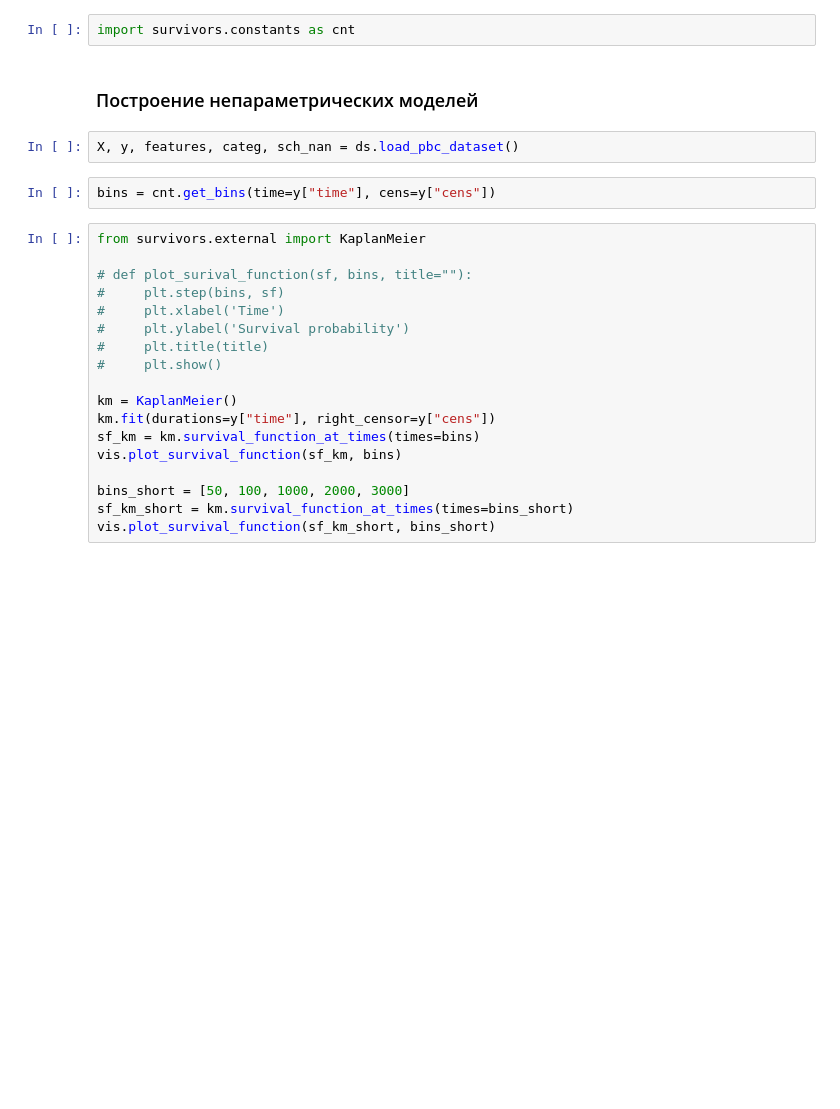
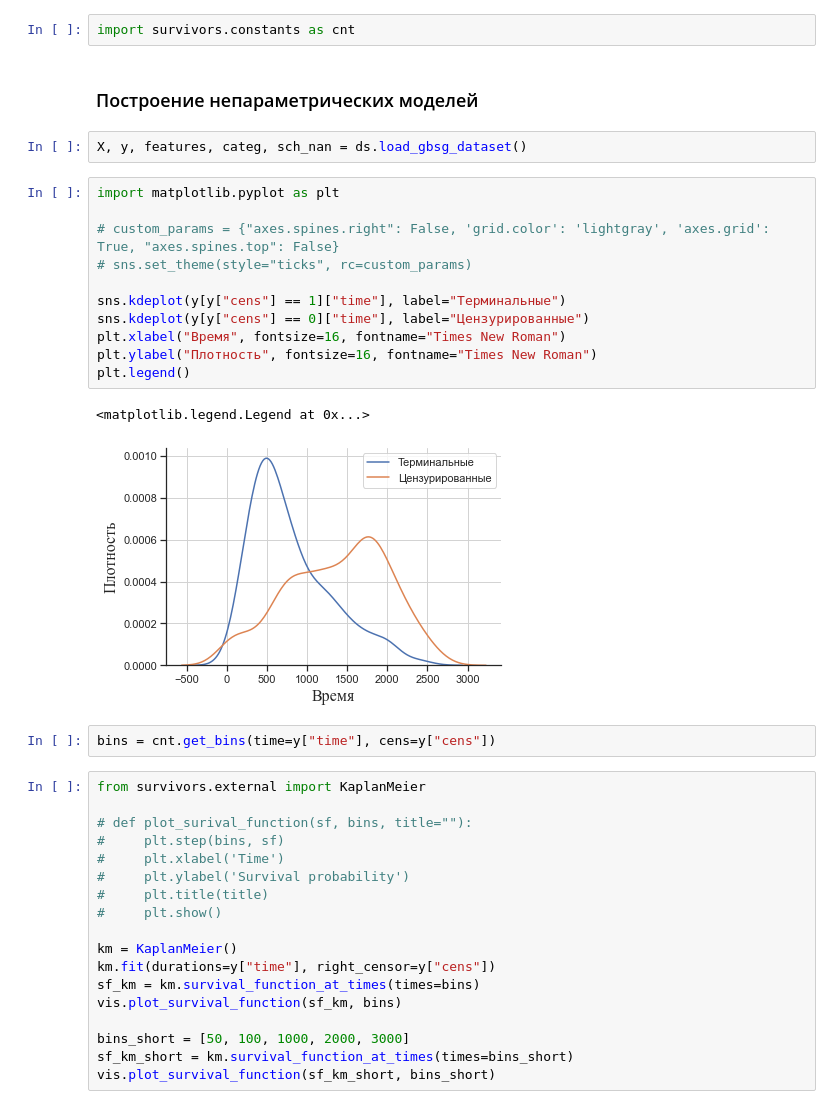
Before and after one commit to iuliivasilev/dev-survivors, a Jupyter notebook: demonstration/FunctionalScenarios.ipynb, the cells around one changed output. Saved outputs shown, nothing was run; the diff lists cells and outputs as text; blank space fills up the shorter version.

```diff
--- a/demonstration/FunctionalScenarios.ipynb
+++ b/demonstration/FunctionalScenarios.ipynb
@@ -20,7 +20,21 @@ import survivors.constants as cnt
 # %% [markdown]
 ### Построение непараметрических моделей
 # %%
-X, y, features, categ, sch_nan = ds.load_pbc_dataset()
+X, y, features, categ, sch_nan = ds.load_gbsg_dataset()
+# %%
+import matplotlib.pyplot as plt
+
+# custom_params = {"axes.spines.right": False, 'grid.color': 'lightgray', 'axes.grid': True, "axes.spines.top": False}
+# sns.set_theme(style="ticks", rc=custom_params)
+
+sns.kdeplot(y[y["cens"] == 1]["time"], label="Терминальные")
+sns.kdeplot(y[y["cens"] == 0]["time"], label="Цензурированные")
+plt.xlabel("Время", fontsize=16, fontname="Times New Roman")
+plt.ylabel("Плотность", fontsize=16, fontname="Times New Roman")
+plt.legend()
+# %% [output]
+<matplotlib.legend.Legend at 0x...>
+[figure, added]
 # %%
 bins = cnt.get_bins(time=y["time"], cens=y["cens"])
 # %%
```
Also changed, not shown: parts of 6 cells of this notebook.
